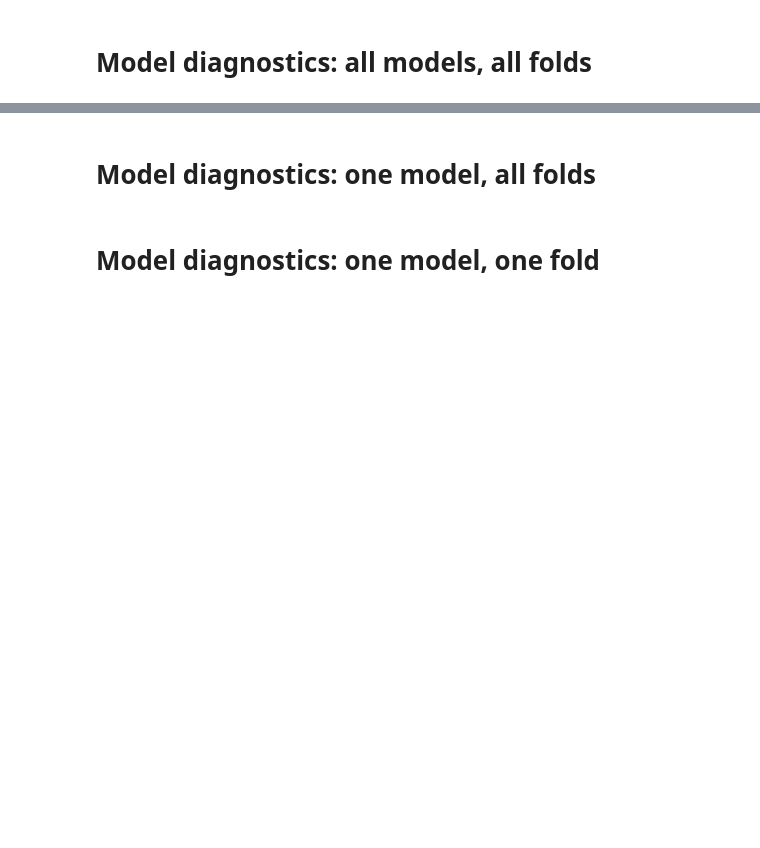
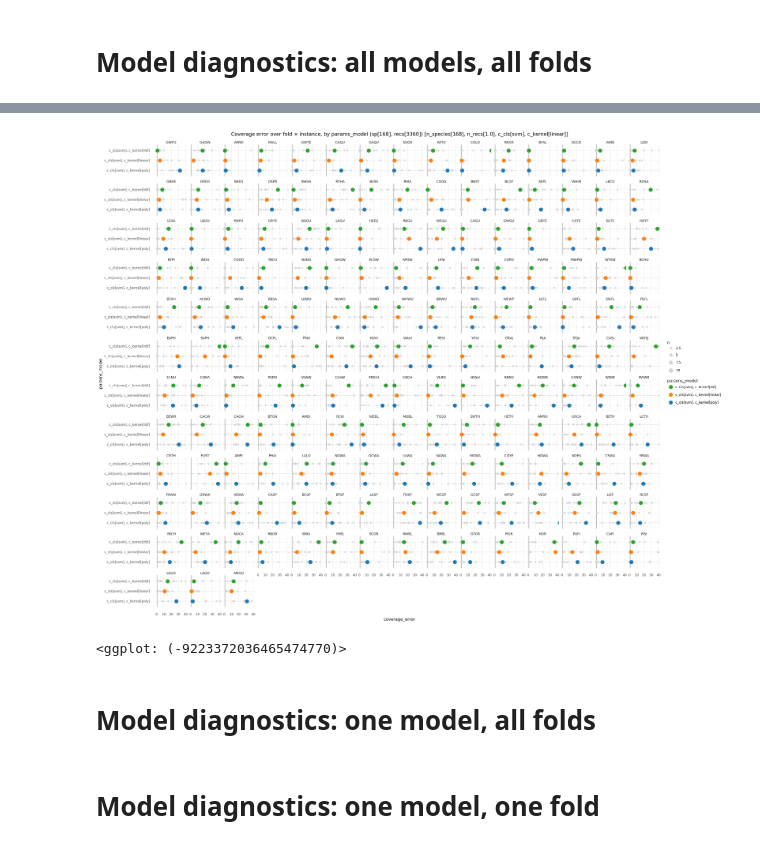
Before and after one commit to jdanbrown/birdgram, a Jupyter notebook: features/notebooks/20180713_comp_svm.ipynb, the cells around one changed output, grey strips where cells are left out. Drawn from its saved outputs; the diff is of its cells as text; code cells hidden in the pictures; blank space fills up the shorter version.

```diff
--- a/features/notebooks/20180713_comp_svm.ipynb
+++ b/features/notebooks/20180713_comp_svm.ipynb
@@ -940,7 +1063,7 @@ params_model = 'c_cls[logreg_multi], c_solver[newton-cg]'
 #   - Metrics: coverage_error.median
 # in: coverage_errors_all_all, recs
 # params_complexity = 'c_max_depth[46]'
-params_complexity = ''
+params_complexity = 'c_C[1]'
 (coverage_errors_all_all
     [lambda df: df.params_data == params_data]
     [lambda df: df.params_complexity == params_complexity]
@@ -953,33 +1076,36 @@ params_complexity = ''
     + aes(color='params_model')
     + facet_wrap('y_true',
         ncol=int((n_species * 1/(2/3)) ** .5),
     )
     + geom_hline(yintercept=1, color='grey')
     # + geom_hline(yintercept=recs.species.nunique(), color='grey')
     # Percentiles (faster, no overplot)
     # + geom_point(stat='summary', fun_y=np.median)
     # + geom_linerange(stat='summary', fun_ymin=partial(np.percentile, q=25), fun_ymax=partial(np.percentile, q=75))
     # Violin (slow, no overplot)
     # + geom_violin()
     # Boxplot (very slow, no overplot)
     # + geom_boxplot()
     # Points (medium cost, high overplot)
     #   - n (count) instead of prop (proportion)
     #   - scale_size_area() instead of default scale_size(), because it's a count [I don't grok this but it looks good]
     + geom_count(aes(size='..n..'), color='lightgray')
     + scale_size_area()
     # + geom_point(stat='summary', fun_y=np.median, shape='|', size=5, stroke=2)
     + geom_point(stat='summary', fun_y=np.median, size=5)
     + coord_flip(
         ylim=(0, 40),
     )
     + scale_color_cmap_d('tab10')  # Strong
     + guides(color=guide_legend(reverse=True))
     + theme(axis_text_y=element_text(size=6))
     + theme_minimal()  # [TODO Before other theme()]
     + theme_figsize(width=24, aspect_ratio=1/1)
     + ggtitle(rf'Coverage error over fold $\times$ instance, by params_model ({recs_stats}) [{params_data}, {params_model}]')
 )
+# %% [output]
+[figure, added]
+<ggplot: (-9223372036465474770)>
 # %%
 ONE_MODEL_PLOTS_NEXT
 # %% [markdown]
```
Also changed, not shown: parts of 13 cells of this notebook, 1 other file.
